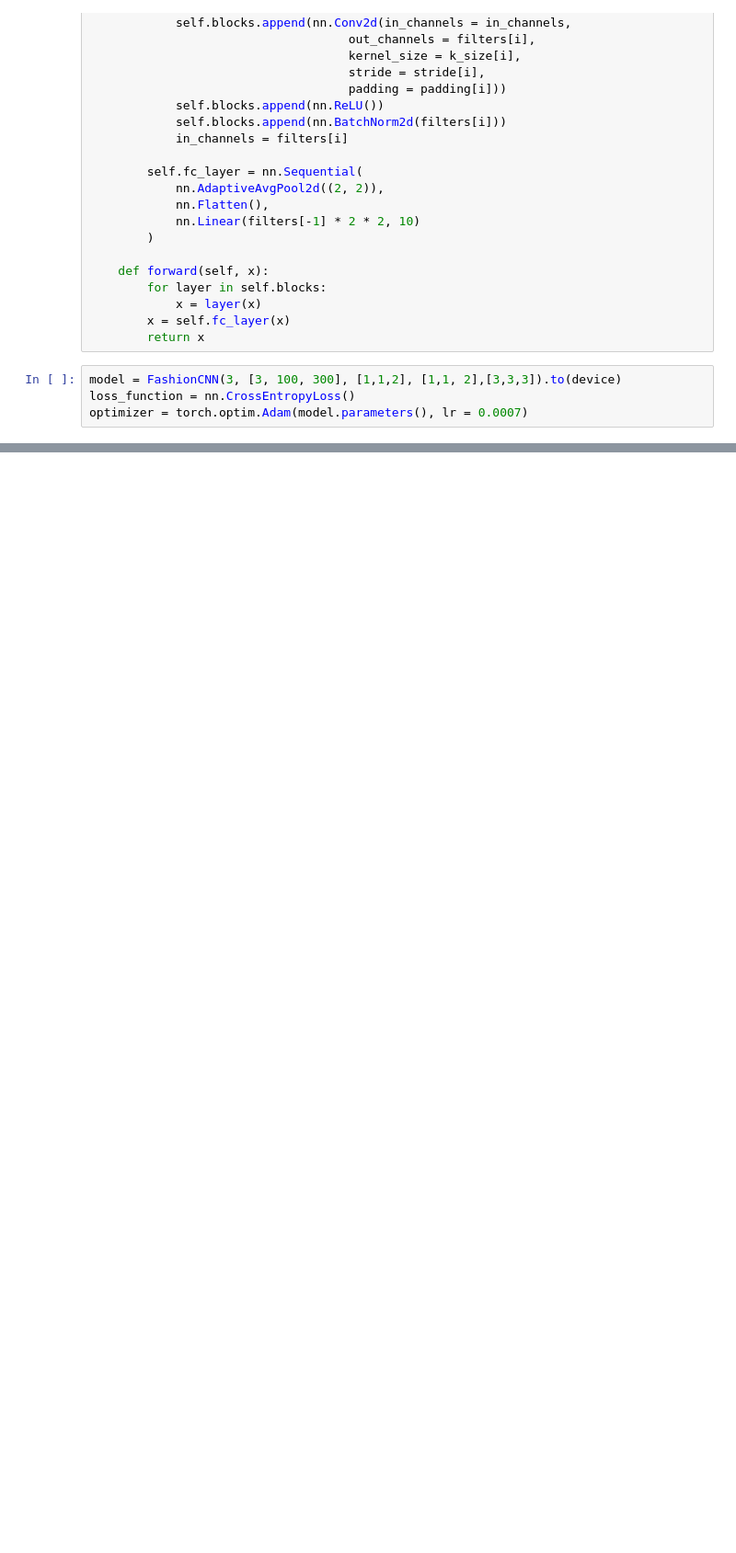
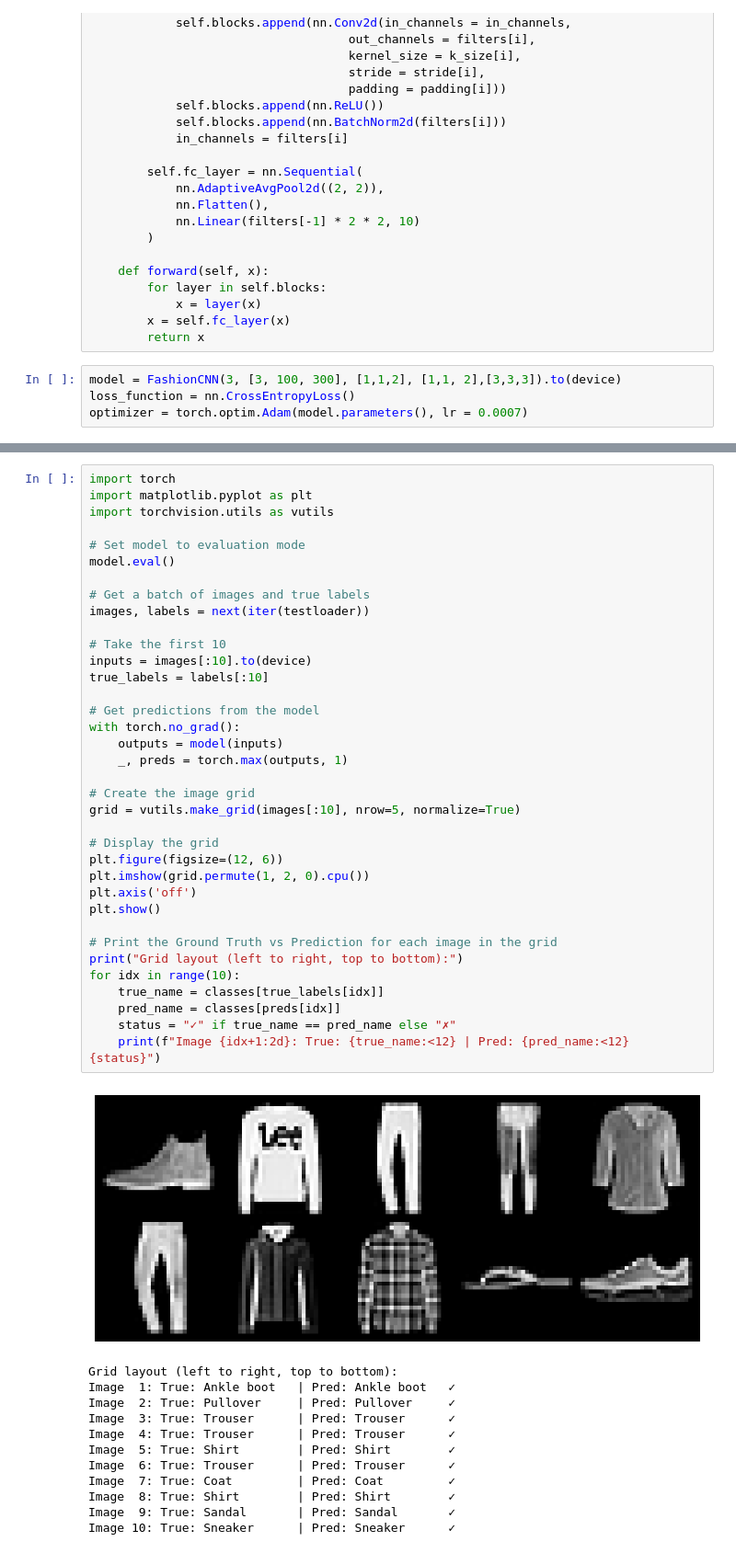
Before and after one commit to Cosmosmk2/FashionMNIST, a Jupyter notebook: FashionMNIST_.ipynb, the cells around one changed output, grey strips where cells are left out. Shown at 92% size. Saved outputs shown, nothing was run; the diff lists cells and outputs as text; blank space fills up the shorter version.

```diff
--- a/FashionMNIST_.ipynb
+++ b/FashionMNIST_.ipynb
@@ -134,0 +185,49 @@ for epoch in range(epoch):
+# %%
+import torch
+import matplotlib.pyplot as plt
+import torchvision.utils as vutils
+
+# Set model to evaluation mode
+model.eval()
+
+# Get a batch of images and true labels
+images, labels = next(iter(testloader))
+
+# Take the first 10
+inputs = images[:10].to(device)
+true_labels = labels[:10]
+
+# Get predictions from the model
+with torch.no_grad():
+    outputs = model(inputs)
+    _, preds = torch.max(outputs, 1)
+
+# Create the image grid
+grid = vutils.make_grid(images[:10], nrow=5, normalize=True)
+
+# Display the grid
+plt.figure(figsize=(12, 6))
+plt.imshow(grid.permute(1, 2, 0).cpu())
+plt.axis('off')
+plt.show()
+
+# Print the Ground Truth vs Prediction for each image in the grid
+print("Grid layout (left to right, top to bottom):")
+for idx in range(10):
+    true_name = classes[true_labels[idx]]
+    pred_name = classes[preds[idx]]
+    status = "✓" if true_name == pred_name else "✗"
+    print(f"Image {idx+1:2d}: True: {true_name:<12} | Pred: {pred_name:<12} {status}")
+# %% [output]
+[figure, added]
+Grid layout (left to right, top to bottom):
+Image  1: True: Ankle boot   | Pred: Ankle boot   ✓
+Image  2: True: Pullover     | Pred: Pullover     ✓
+Image  3: True: Trouser      | Pred: Trouser      ✓
+Image  4: True: Trouser      | Pred: Trouser      ✓
+Image  5: True: Shirt        | Pred: Shirt        ✓
+Image  6: True: Trouser      | Pred: Trouser      ✓
+Image  7: True: Coat         | Pred: Coat         ✓
+Image  8: True: Shirt        | Pred: Shirt        ✓
+Image  9: True: Sandal       | Pred: Sandal       ✓
+Image 10: True: Sneaker      | Pred: Sneaker      ✓
```
Also changed, not shown: parts of 6 cells of this notebook.
